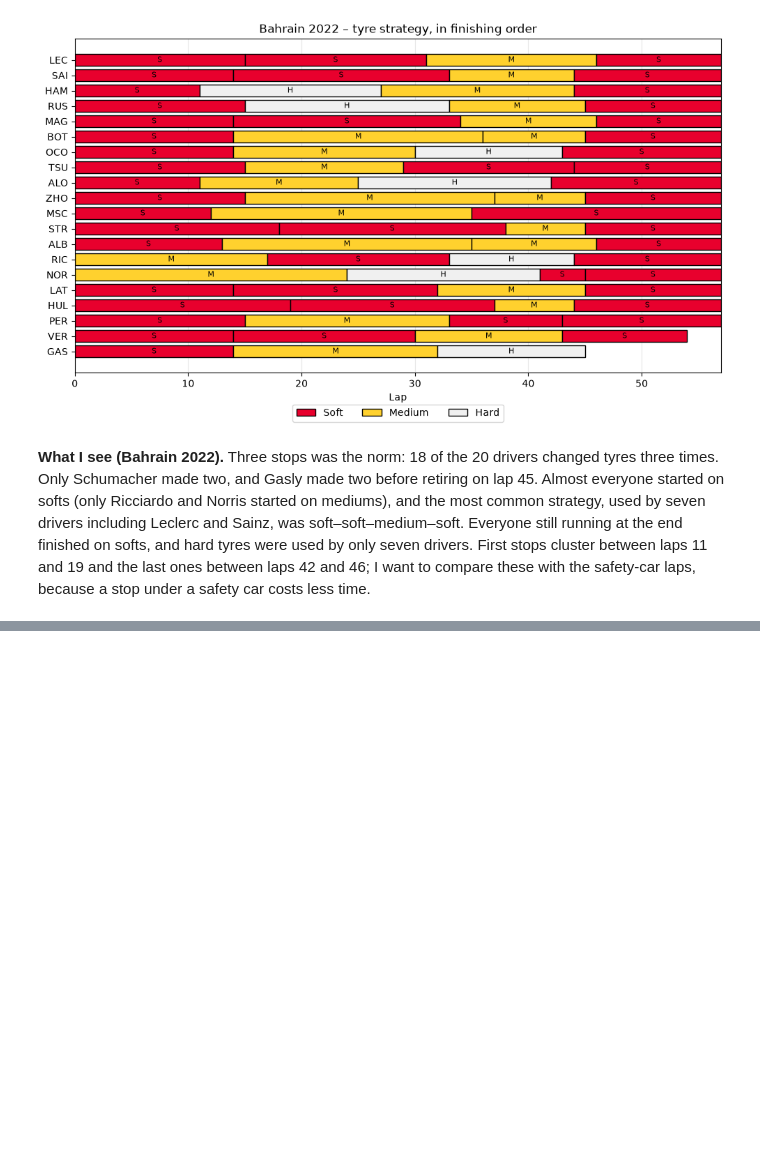
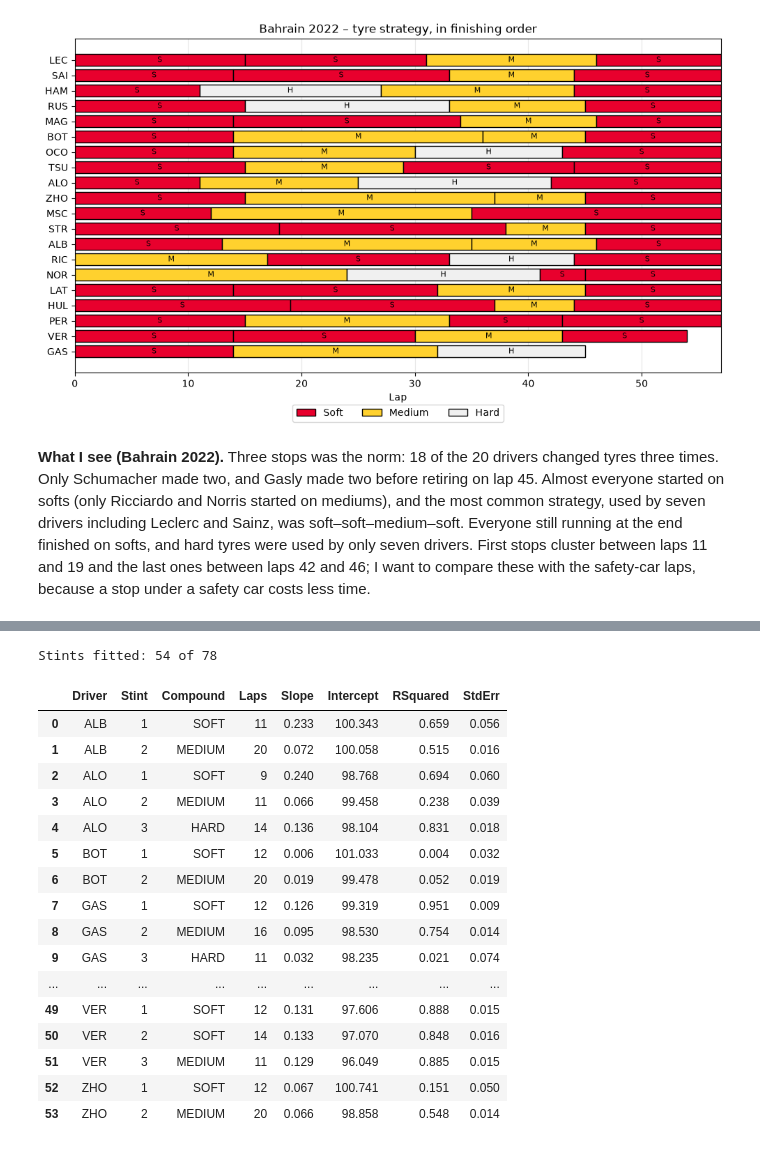
Before and after one commit to skygr0u/F1-Telemetry, a Jupyter notebook: notebooks/03_race_analysis.ipynb, the cells around one changed output, grey strips where cells are left out. Cells and saved outputs as stored; diff of their text form; code cells hidden in the pictures; blank space fills up the shorter version.

```diff
--- a/notebooks/03_race_analysis.ipynb
+++ b/notebooks/03_race_analysis.ipynb
@@ -191,0 +207,23 @@ fig = plot_tyre_strategy(
+# %%
+fits = stint_degradation(laps)
+print("Stints fitted:", len(fits), "of", len(stints))
+fits.round(3)
+# %% [output]
+Stints fitted: 54 of 78
+|  | Driver | Stint | Compound | Laps | Slope | Intercept | RSquared | StdErr |
+| 0 | ALB | 1 | SOFT | 11 | 0.233 | 100.343 | 0.659 | 0.056 |
+| 1 | ALB | 2 | MEDIUM | 20 | 0.072 | 100.058 | 0.515 | 0.016 |
+| 2 | ALO | 1 | SOFT | 9 | 0.240 | 98.768 | 0.694 | 0.060 |
+| 3 | ALO | 2 | MEDIUM | 11 | 0.066 | 99.458 | 0.238 | 0.039 |
+| 4 | ALO | 3 | HARD | 14 | 0.136 | 98.104 | 0.831 | 0.018 |
+| 5 | BOT | 1 | SOFT | 12 | 0.006 | 101.033 | 0.004 | 0.032 |
+| 6 | BOT | 2 | MEDIUM | 20 | 0.019 | 99.478 | 0.052 | 0.019 |
+| 7 | GAS | 1 | SOFT | 12 | 0.126 | 99.319 | 0.951 | 0.009 |
+| 8 | GAS | 2 | MEDIUM | 16 | 0.095 | 98.530 | 0.754 | 0.014 |
+| 9 | GAS | 3 | HARD | 11 | 0.032 | 98.235 | 0.021 | 0.074 |
+| ... | ... | ... | ... | ... | ... | ... | ... | ... |
+| 49 | VER | 1 | SOFT | 12 | 0.131 | 97.606 | 0.888 | 0.015 |
+| 50 | VER | 2 | SOFT | 14 | 0.133 | 97.070 | 0.848 | 0.016 |
+| 51 | VER | 3 | MEDIUM | 11 | 0.129 | 96.049 | 0.885 | 0.015 |
+| 52 | ZHO | 1 | SOFT | 12 | 0.067 | 100.741 | 0.151 | 0.050 |
+| 53 | ZHO | 2 | MEDIUM | 20 | 0.066 | 98.858 | 0.548 | 0.014 |
```
Also changed, not shown: parts of 12 cells of this notebook.
